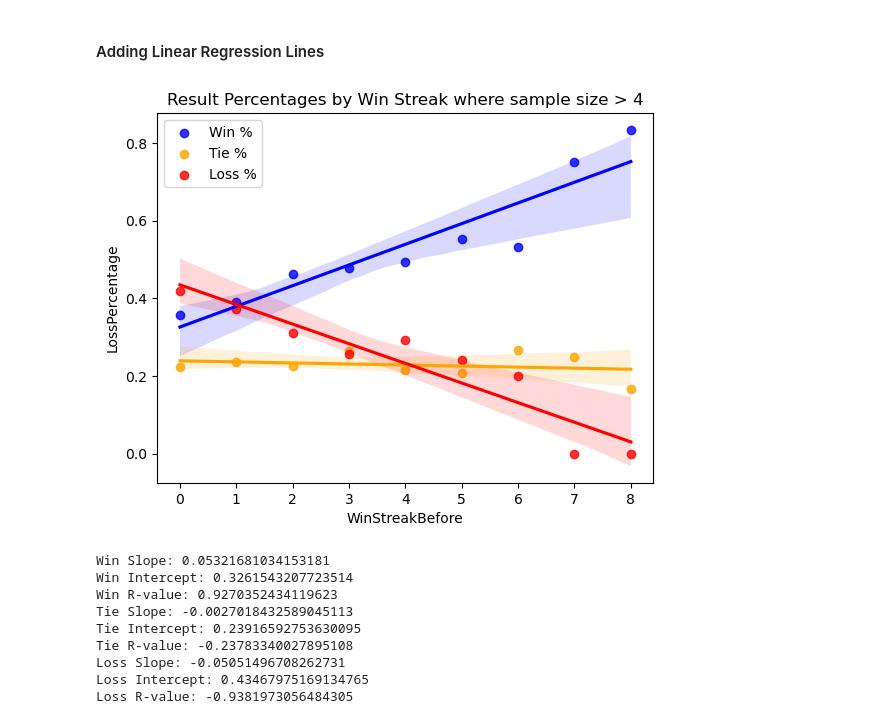
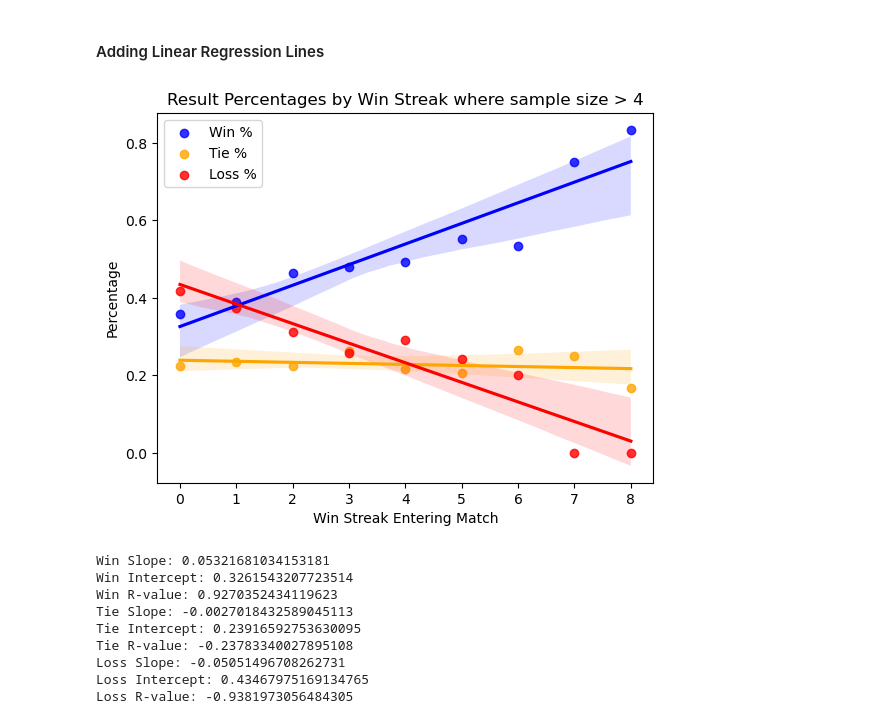
Before and after one commit to mporter311/Information-Systems, a Jupyter notebook: InfoSys_Project_Gottlieb_Porter.ipynb, the cells around one changed output. Saved outputs shown, nothing was run; the diff lists cells and outputs as text; code cells hidden in the pictures.

```diff
--- a/InfoSys_Project_Gottlieb_Porter.ipynb
+++ b/InfoSys_Project_Gottlieb_Porter.ipynb
@@ -50,4 +28,0 @@ all_matches_collapsed = [m for season in all_matches for m in season]
-# %%
-'''
-raw_matches_df = pd.DataFrame(all_matches_collapsed)
-'''
@@ -532,14 +509,16 @@ We can see that the win % increases as the win streak goes up, and the loss % de
 # %%
 mask = result_by_winstreak['SampleSize'] > 4
 reduced_data = result_by_winstreak[mask]
 sns.regplot(x=reduced_data.index, y=reduced_data['WinPercentage'], color='blue', line_kws={'color': 'blue'}, label = 'Win %')
 sns.regplot(x=reduced_data.index, y=reduced_data['TiePercentage'], color='orange', line_kws={'color': 'orange'}, label = 'Tie %')
 sns.regplot(x=reduced_data.index, y=reduced_data['LossPercentage'], color='red', line_kws={'color': 'red'}, label = 'Loss %')
+plt.xlabel("Win Streak Entering Match")
+plt.ylabel("Percentage")
 plt.title("Result Percentages by Win Streak where sample size > 4")
 plt.legend()
 plt.show()
 # %% [output]
-[figure, old version]
+[figure, new version]
 # %%
 # Calculating the slopem intercept, and r-value of the linear regression lines
 x = reduced_data.index.values
```
Also changed, not shown: parts of 119 cells of this notebook.
